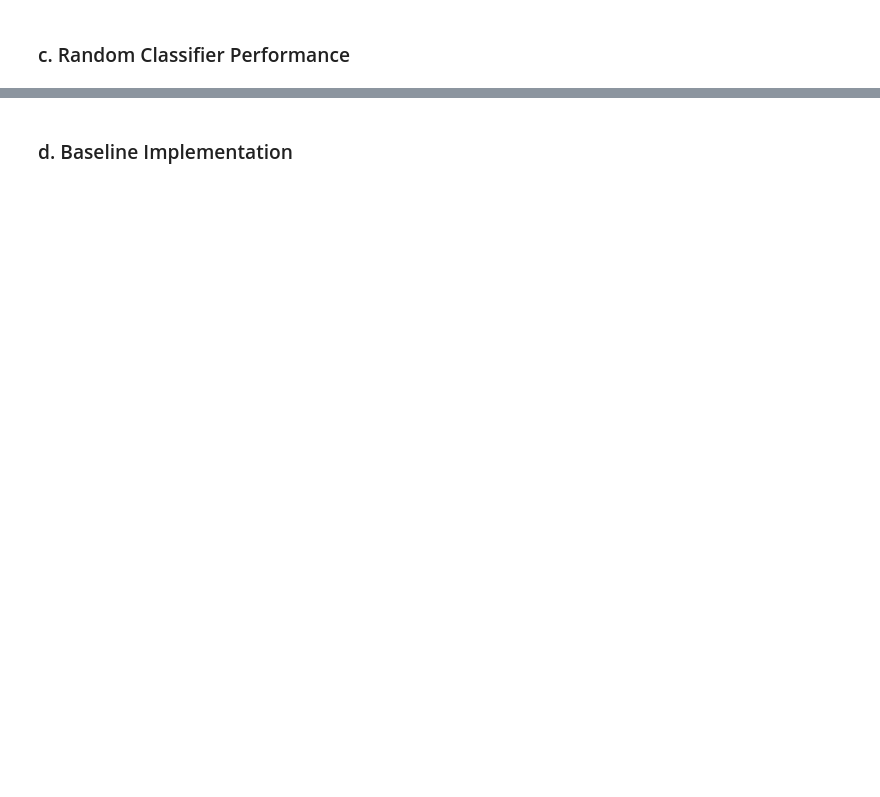
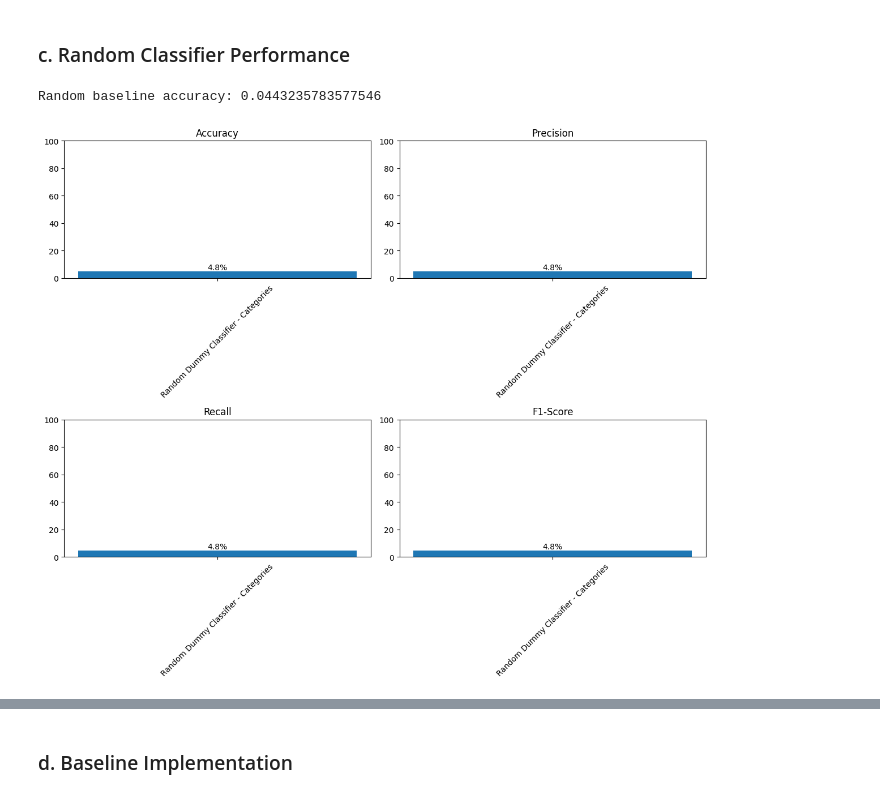
Before and after one commit to majoargote/advanced_nlp_final, a Jupyter notebook: scripts/Part_1.ipynb, the cells around one changed output, grey strips where cells are left out. Saved outputs shown, nothing was run; the diff lists cells and outputs as text; code cells hidden in the pictures; blank space fills up the shorter version.

```diff
--- a/scripts/Part_1.ipynb
+++ b/scripts/Part_1.ipynb
@@ -90,0 +95,30 @@ from scripts.utils import Metrics
+# %%
+# preprocess the review data so that we drop certain words already identified in EDA from the reviews using the preprocess text function from utils
+
+df["processed_review"] = df["review"].apply(utils.preprocess_text)
+# %%
+# use dummy classifier for baseline for all categories first
+
+
+from sklearn.dummy import DummyClassifier
+
+X_train, X_test, y_train, y_test = train_test_split(df["processed_review"], df["category"], test_size=0.2, random_state=SEED)
+
+# join the token lists back into strings for TF-IDF
+X_texts_joined = [' '.join(tokens) for tokens in X_train]
+X_test_texts_joined = [' '.join(tokens) for tokens in X_test]
+
+
+# Uniform random baseline
+random_clf = DummyClassifier(strategy="uniform")
+random_clf.fit(X_texts_joined, y_train)
+y_pred = random_clf.predict(X_test_texts_joined)
+print("Random baseline accuracy:", random_clf.score(X_test_texts_joined, y_test))
+
+
+metrics_val = Metrics()
+metrics_val.run(y_test, y_pred, "Random Dummy Classifier - Categories")
+metrics_val.plot()
+# %% [output]
+Random baseline accuracy: 0.0443235783577546
+[figure, added]
```
Also changed, not shown: parts of 12 cells of this notebook, 1 other file.
